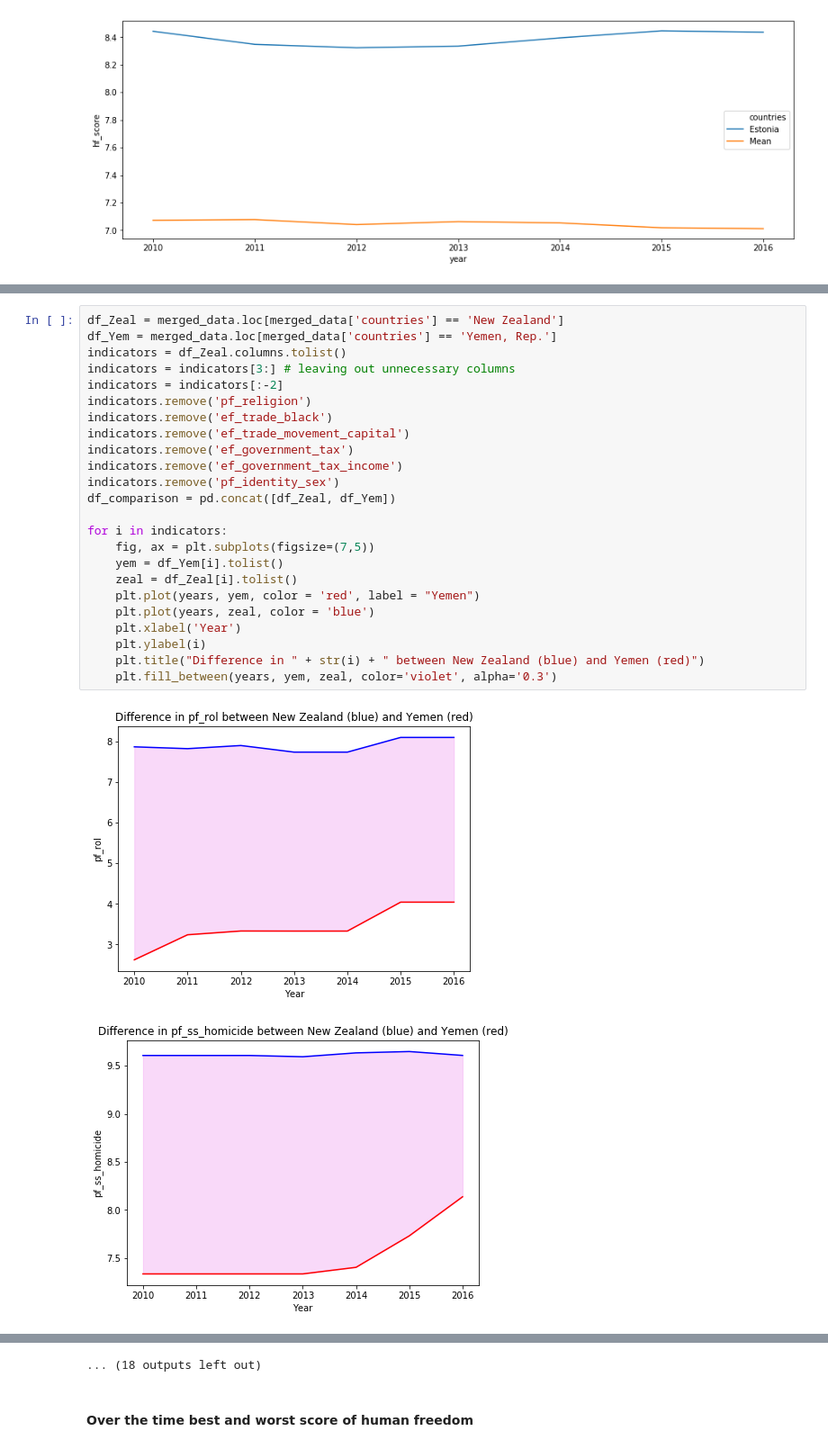
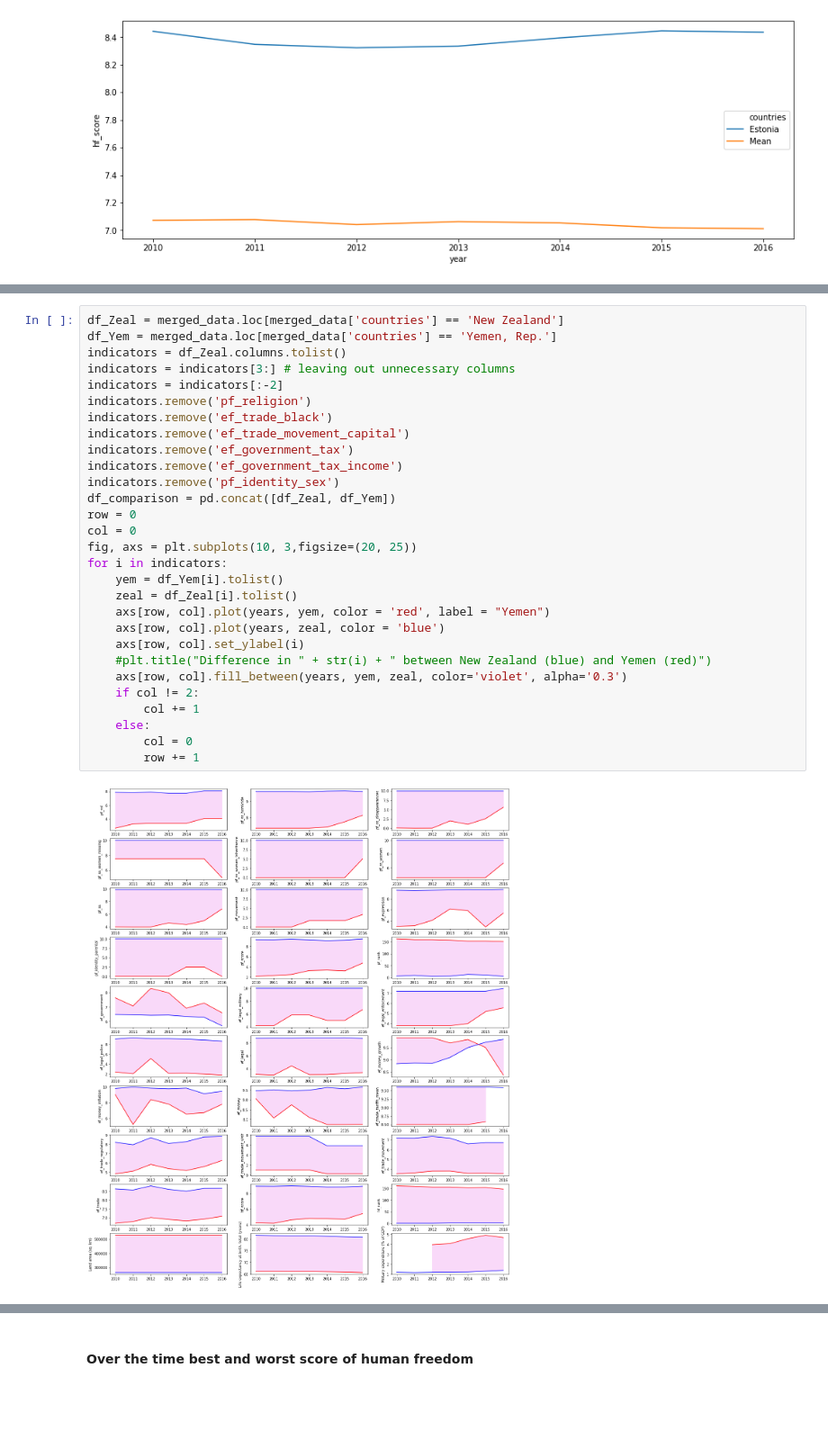
Before and after one commit to allikkil/DataSc-project, a Jupyter notebook: Project W4 Kaggle-Human Freedom.ipynb, the cells around one changed output, grey strips where cells are left out. Shown: that part at 90% size. Cells and saved outputs as stored; diff of their text form; blank space fills up the shorter version.

Commit message:
Adjusted comparison plots between New Zealand and Yemen

```diff
--- a/Project W4 Kaggle-Human Freedom.ipynb
+++ b/Project W4 Kaggle-Human Freedom.ipynb
@@ -441,27 +441,31 @@ sns.lineplot(x = 'year', y = 'hf_score', data = data_est, hue = "countries")
 # %%
 df_Zeal = merged_data.loc[merged_data['countries'] == 'New Zealand']
 df_Yem = merged_data.loc[merged_data['countries'] == 'Yemen, Rep.']
 indicators = df_Zeal.columns.tolist()
 indicators = indicators[3:] # leaving out unnecessary columns
 indicators = indicators[:-2]
 indicators.remove('pf_religion')
 indicators.remove('ef_trade_black')
 indicators.remove('ef_trade_movement_capital')
 indicators.remove('ef_government_tax')
 indicators.remove('ef_government_tax_income')
 indicators.remove('pf_identity_sex')
 df_comparison = pd.concat([df_Zeal, df_Yem])
-
+row = 0
+col = 0
+fig, axs = plt.subplots(10, 3,figsize=(20, 25))
 for i in indicators:
-    fig, ax = plt.subplots(figsize=(7,5))
     yem = df_Yem[i].tolist()
     zeal = df_Zeal[i].tolist()
-    plt.plot(years, yem, color = 'red', label = "Yemen")
-    plt.plot(years, zeal, color = 'blue')
-    plt.xlabel('Year')
-    plt.ylabel(i)
-    plt.title("Difference in " + str(i) + " between New Zealand (blue) and Yemen (red)")
-    plt.fill_between(years, yem, zeal, color='violet', alpha='0.3')
+    axs[row, col].plot(years, yem, color = 'red', label = "Yemen")
+    axs[row, col].plot(years, zeal, color = 'blue')
+    axs[row, col].set_ylabel(i)
+    #plt.title("Difference in " + str(i) + " between New Zealand (blue) and Yemen (red)")
+    axs[row, col].fill_between(years, yem, zeal, color='violet', alpha='0.3')
+    if col != 2:
+        col += 1
+    else:
+        col = 0
+        row += 1
 # %% [output]
-[figure, old version]
+[figure, new version]
-[figure, removed]
@@ -478,4 +472,3 @@ for i in indicators:
-... (18 outputs left out)
 # %% [markdown]
 #### Over the time best and worst score of human freedom
 # %%
```
Also changed, not shown: parts of 2 cells of this notebook.
